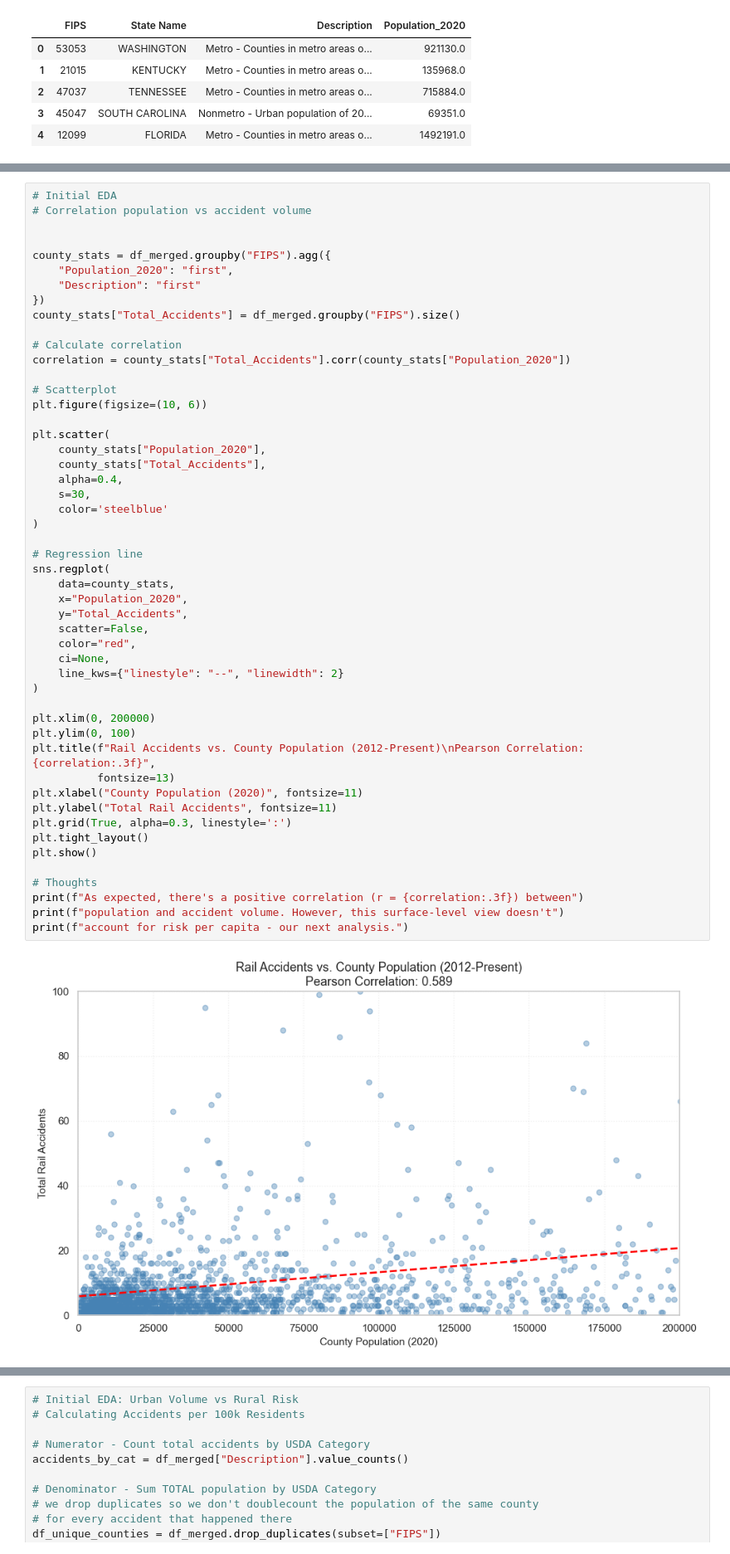
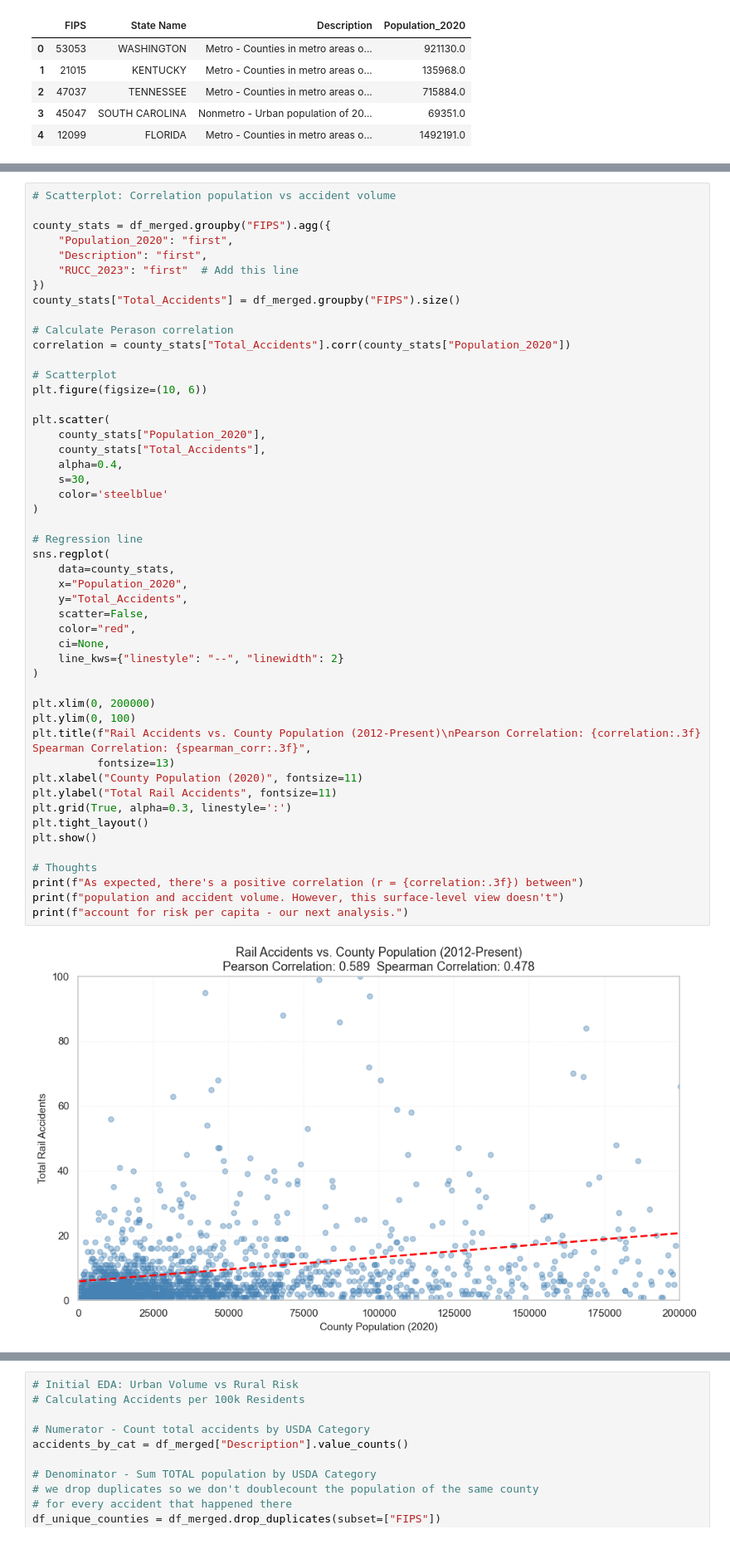
Before and after one commit to TimothyHHMai/rail-risk-census-analysis-521, a Jupyter notebook: notebooks/phase-1-proposal.ipynb, the cells around one changed output, grey strips where cells are left out. Shown at 83% size. Drawn from its saved outputs; the diff is of its cells as text.

Commit message:
Refine Section 6: EDA and Visualizations

```diff
--- a/notebooks/phase-1-proposal.ipynb
+++ b/notebooks/phase-1-proposal.ipynb
@@ -176,15 +270,14 @@ The Caption/Interpretation: "The plot shows a positive correlation (0.58), but o
 # %%
-# Initial EDA
-# Correlation population vs accident volume
-
+# Scatterplot: Correlation population vs accident volume
 
 county_stats = df_merged.groupby("FIPS").agg({
     "Population_2020": "first",
-    "Description": "first"
+    "Description": "first",
+    "RUCC_2023": "first"  # Add this line
 })
 county_stats["Total_Accidents"] = df_merged.groupby("FIPS").size()
 
-# Calculate correlation
+# Calculate Perason correlation
 correlation = county_stats["Total_Accidents"].corr(county_stats["Population_2020"])
 
 # Scatterplot
@@ -196,35 +289,35 @@ plt.scatter(
     alpha=0.4,
     s=30,
     color='steelblue'
 )
 
 # Regression line
 sns.regplot(
     data=county_stats,
     x="Population_2020",
     y="Total_Accidents",
     scatter=False,
     color="red",
     ci=None,
     line_kws={"linestyle": "--", "linewidth": 2}
 )
 
 plt.xlim(0, 200000)
 plt.ylim(0, 100)
-plt.title(f"Rail Accidents vs. County Population (2012-Present)\nPearson Correlation: {correlation:.3f}",
+plt.title(f"Rail Accidents vs. County Population (2012-Present)\nPearson Correlation: {correlation:.3f}  Spearman Correlation: {spearman_corr:.3f}",
           fontsize=13)
 plt.xlabel("County Population (2020)", fontsize=11)
 plt.ylabel("Total Rail Accidents", fontsize=11)
 plt.grid(True, alpha=0.3, linestyle=':')
 plt.tight_layout()
 plt.show()
 
 # Thoughts
 print(f"As expected, there's a positive correlation (r = {correlation:.3f}) between")
 print(f"population and accident volume. However, this surface-level view doesn't")
 print(f"account for risk per capita - our next analysis.")
 # %% [output]
-[figure, old version]
+[figure, new version]
 As expected, there's a positive correlation (r = 0.589) between
 population and accident volume. However, this surface-level view doesn't
 account for risk per capita - our next analysis.
```
Also changed, not shown: parts of 37 cells of this notebook.
